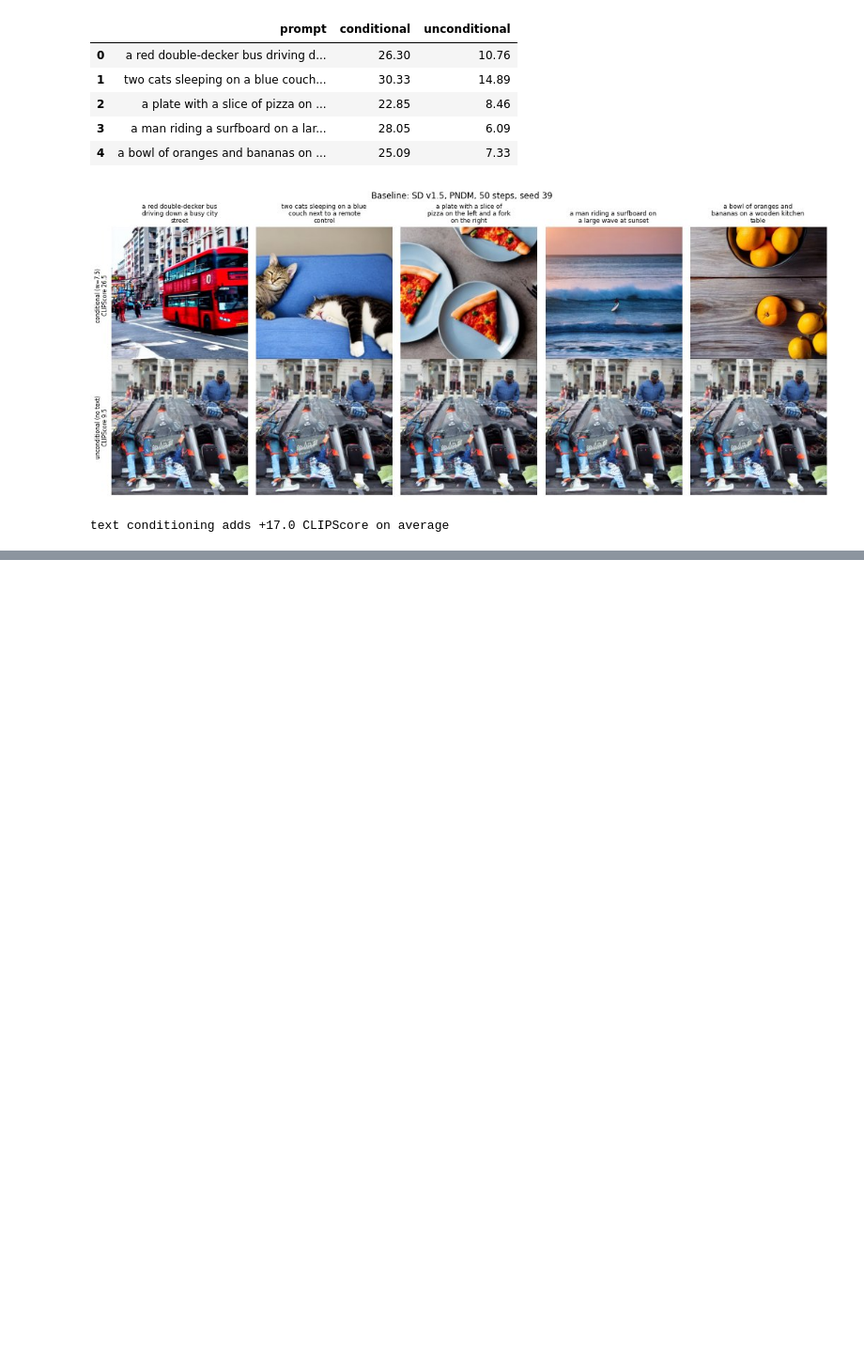
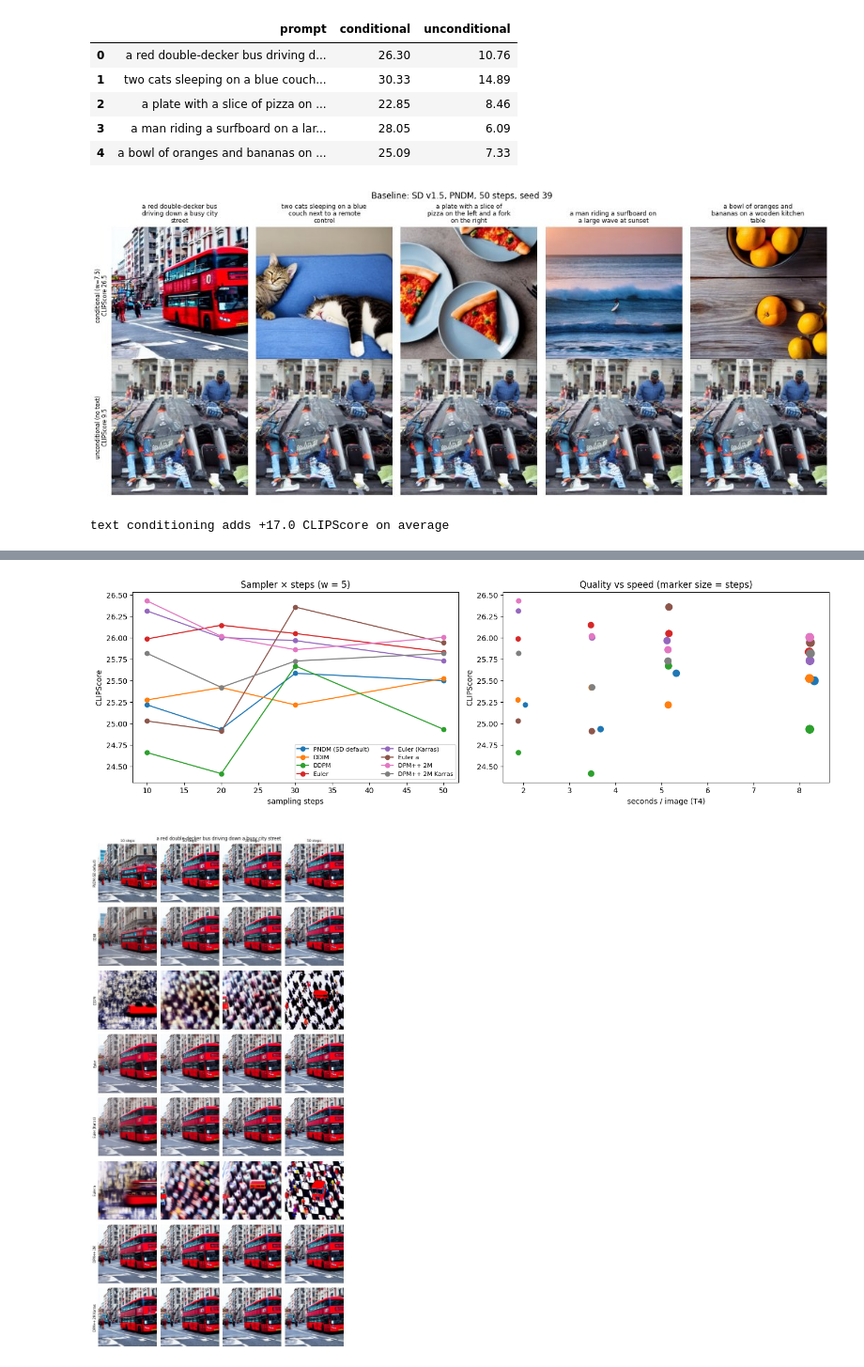
Before and after one commit to Aryan16d/IE7615-Generative-milestone, a Jupyter notebook: notebooks/milestone_2_baseline_generation.ipynb, the cells around one changed output, grey strips where cells are left out. Shown at 94% size. Cells and saved outputs as stored; diff of their text form; code cells hidden in the pictures; blank space fills up the shorter version.

```diff
--- a/notebooks/milestone_2_baseline_generation.ipynb
+++ b/notebooks/milestone_2_baseline_generation.ipynb
@@ -350,0 +453,23 @@ text conditioning adds +17.0 CLIPScore on average
+# %%
+SCHED_NAMES = list(SCHEDULERS)
+STEPS_GRID = [10, 20, 30, 50]
+SCHED_SEEDS = [SEED, SEED + 1]
+
+sched_imgs = {}
+for s in SCHED_SEEDS:
+    for name in SCHED_NAMES:
+        for n in STEPS_GRID:
+            imgs, dt, fl = generate(cond, uncond, s, name, n, BEST_W)
+            tag = name.lower().replace(" ", "").replace("+", "p").replace("(", "_").replace(")", "")
+            cs = record(imgs, prompts, s, SWEEP_DIR / "scheduler_sweep", "scheduler sweep", name, n, BEST_W, dt, fl,
+                        tag=f"{tag}_{n}steps_")
+            if s == SEED:
+                sched_imgs[(name, n)] = imgs
+            print(f"seed {s}  {name:18s} {n:2d} steps  {dt:4.1f}s/img  CLIP {np.nanmean(cs):.2f}")
+
+sch = pd.DataFrame(metrics).query("experiment == 'scheduler sweep'")
+sched_summary = (sch.groupby(["scheduler", "steps"]).agg(clip_mean=("clip_score", "mean"), clip_std=("clip_score", "std"),
+                                                         clip_n=("clip_score", "count"), runtime_s=("runtime_s", "mean"))
+                 .round(3).reset_index())
+sched_summary.to_csv(METRICS_DIR / "m2_scheduler_sweep_summary.csv", index=False)
+sched_summary.pivot(index="scheduler", columns="steps", values="clip_mean").loc[SCHED_NAMES]
@@ -350,0 +504,19 @@ text conditioning adds +17.0 CLIPScore on average
+# %%
+fig, ax = plt.subplots(1, 2, figsize=(14, 4.5))
+for name in SCHED_NAMES:
+    d = sched_summary[sched_summary.scheduler == name]
+    ax[0].plot(d.steps, d.clip_mean, marker="o", label=name)
+    ax[1].scatter(d.runtime_s, d.clip_mean, s=20 + d.steps * 2, label=name)
+ax[0].set(xlabel="sampling steps", ylabel="CLIPScore", title=f"Sampler × steps (w = {BEST_W:g})")
+ax[1].set(xlabel="seconds / image (T4)", ylabel="CLIPScore", title="Quality vs speed (marker size = steps)")
+ax[0].legend(fontsize=8, ncol=2)
+plt.tight_layout(); plt.savefig(PLOTS_DIR / "m2_scheduler_sweep.png", dpi=110); plt.show()
+
+for i, p in enumerate(prompts):
+    save_grid([[sched_imgs[(nm, n)][i] for n in STEPS_GRID] for nm in SCHED_NAMES],
+              PLOTS_DIR / f"m2_scheduler_grid_p{i+1:02d}.jpg", row_labels=SCHED_NAMES,
+              col_labels=[f"{n} steps" for n in STEPS_GRID], cell=2.4, title=p)
+show(PLOTS_DIR / "m2_scheduler_grid_p01.jpg", 700)
+# %% [output]
+[figure, added]
+[figure, added]
```
Also changed, not shown: parts of 11 cells of this notebook.
